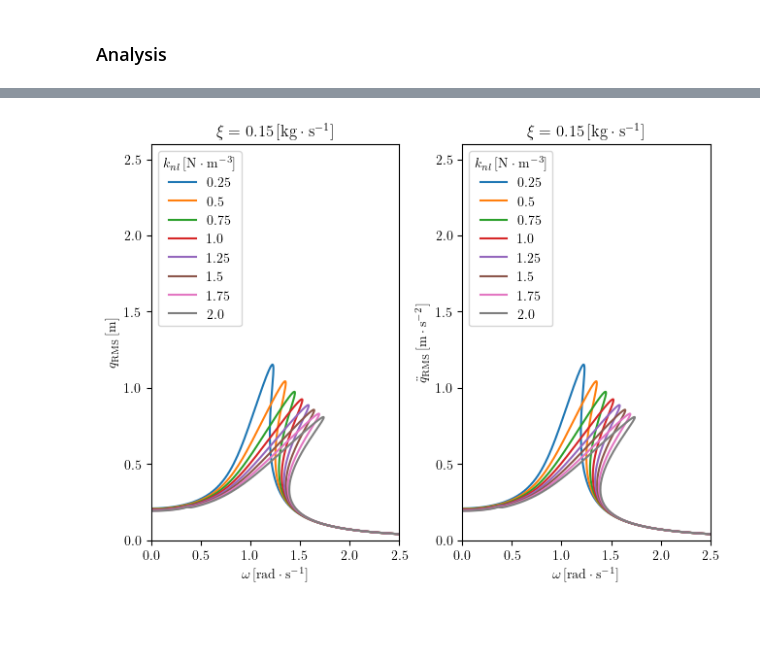
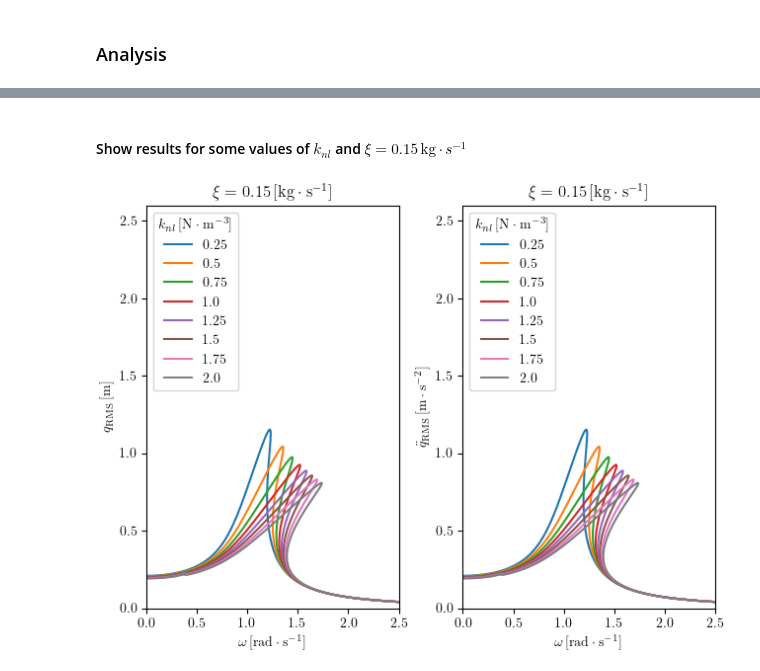
Before and after one commit to RagQ/BO-HBM-ex, a Jupyter notebook: respDuffing.ipynb, the cells around one changed output, grey strips where cells are left out. Drawn from its saved outputs; the diff is of its cells as text; code cells hidden in the pictures; blank space fills up the shorter version.

```diff
--- a/respDuffing.ipynb
+++ b/respDuffing.ipynb
@@ -80,12 +187,23 @@ def plotting(w_list, Drms_find, Arms_find, param_select, param_list):
+# %% [markdown]
+#### Show results for some values of $k_{nl}$ and $\xi =0.15\,\mathrm{kg}\cdot s^{-1}$
 # %%
-xi_select = 0.15 # Select xi = 0.15 kg/s
+xi_select = 0.15  # Select xi = 0.15 kg/s
 assert xi_select in xi_list, "xi_select not in xi_list"
 #
 Drms_find = [content[3] for content in data if content[0] == xi_select]
 Arms_find = [content[3] for content in data if content[0] == xi_select]
 w_list = [content[2] for content in data if content[0] == xi_select]
 #
-plotting(w_list, Drms_find, Arms_find,
-         {'name':f'\\xi', 'value': xi_select, 'unit': '\mathrm{{kg}}\cdot\mathrm{{s}}^{{-1}}'}, knl_list)
+plotting(
+    w_list,
+    Drms_find,
+    Arms_find,
+    {
+        "name": f"\\xi",
+        "value": xi_select,
+        "unit": "\mathrm{{kg}}\cdot\mathrm{{s}}^{{-1}}",
+    },
+    knl_list,
+)
 # %% [output]
-[figure, old version]
+[figure, new version]
```
Also changed, not shown: parts of 12 cells of this notebook, 1 other file.
